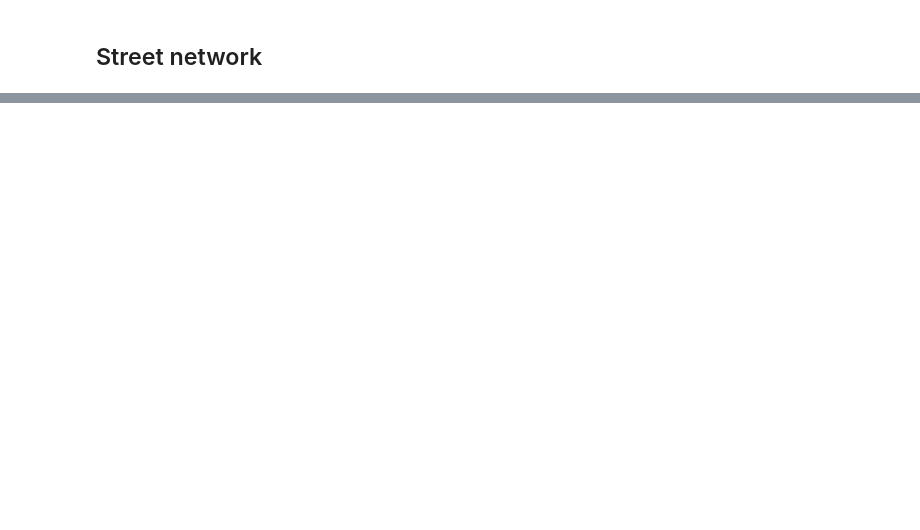
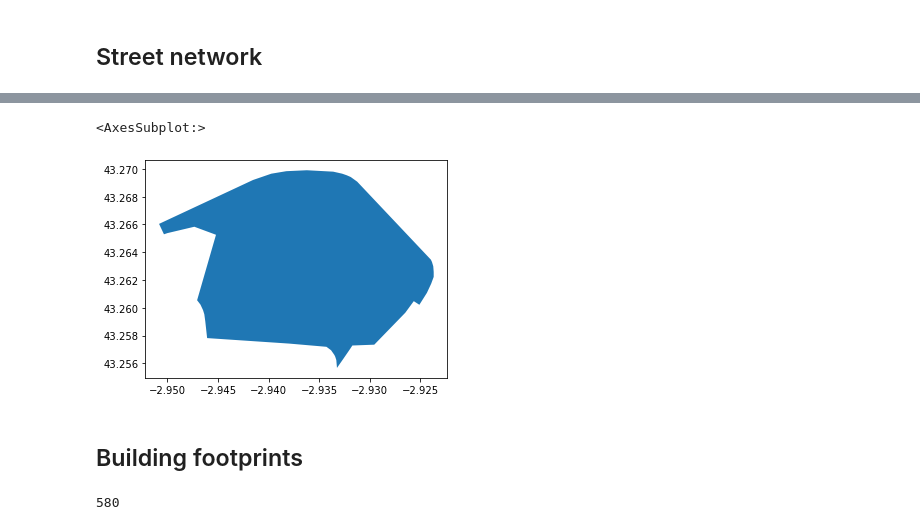
Before and after one commit to raynaldipratama/geospatial_data_visualization, a Jupyter notebook: 17_openstreetmap_data/17_openstreetmap_data.ipynb, the cells around one changed output, grey strips where cells are left out. Drawn from its saved outputs; the diff is of its cells as text; code cells hidden in the pictures; blank space fills up the shorter version.

```diff
--- a/17_openstreetmap_data/17_openstreetmap_data.ipynb
+++ b/17_openstreetmap_data/17_openstreetmap_data.ipynb
@@ -22,0 +52,3 @@ fig, ax = ox.plot_graph(graph)
+# %%
+# Get place boundary related to the place name as a geodataframe
+area = ox.geocode_to_gdf(place_name)
@@ -22,0 +65,8 @@ fig, ax = ox.plot_graph(graph)
+# %%
+# Plot the area
+area.plot()
+# %% [output]
+<AxesSubplot:>
+[figure, added]
+# %% [markdown]
+## Building footprints
@@ -22,0 +78,4 @@ fig, ax = ox.plot_graph(graph)
+# %%
+len(buildings)
+# %% [output]
+580
```
Also changed, not shown: parts of 21 cells of this notebook, 5 other files.
